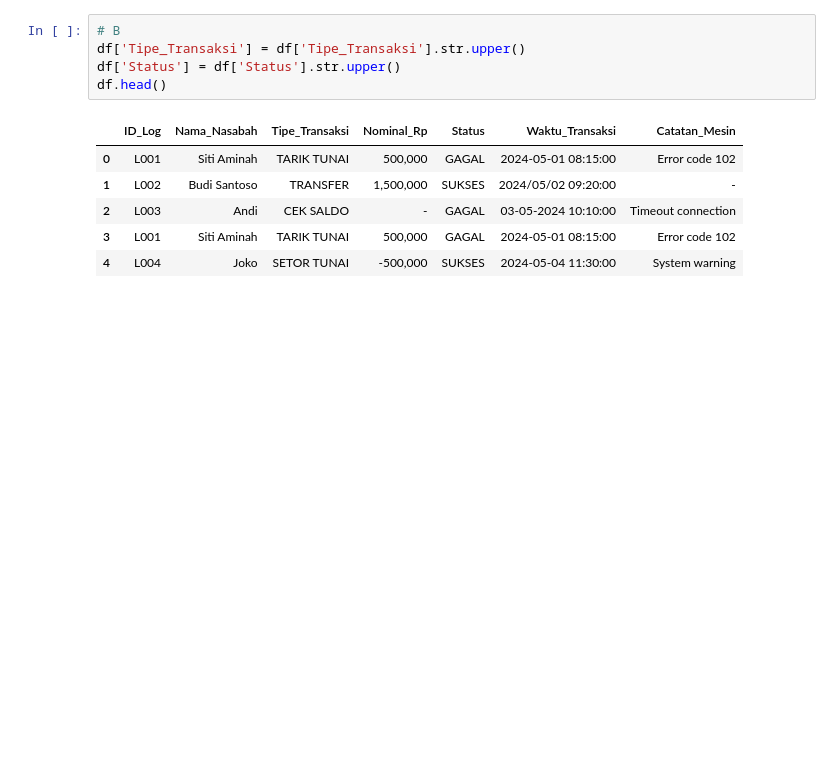
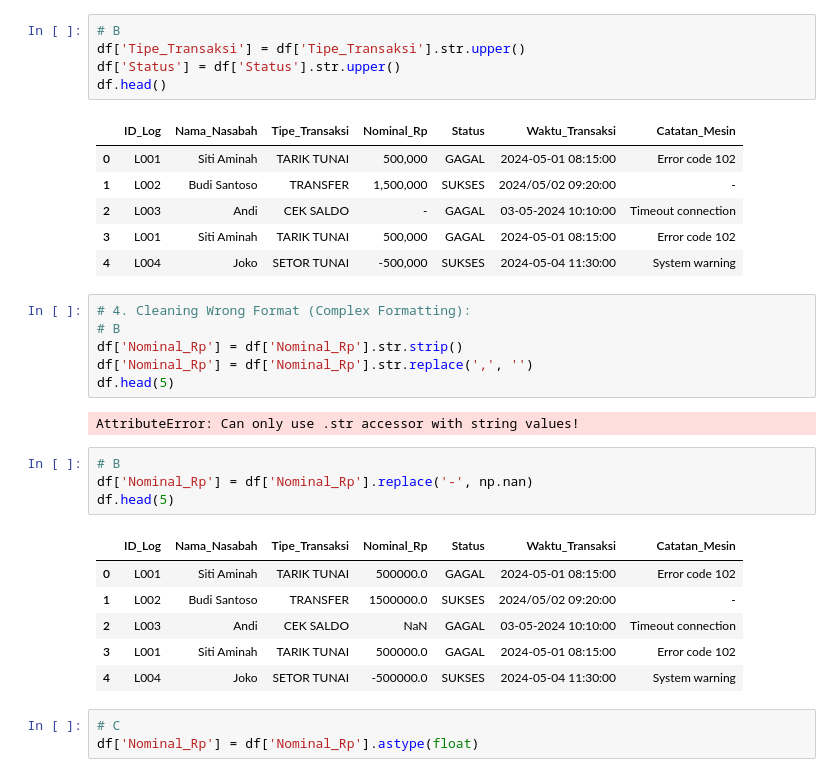
Before and after one commit to rottiiibakarr/Latihan_Data_Analyst, a Jupyter notebook: latihan_soal1.12expert.ipynb, the cells around one changed output. Drawn from its saved outputs; the diff is of its cells as text; blank space fills up the shorter version.

Commit message:
Menambahkan jawaban tugas 4 Cleaning Wrong Format (Complex Formatting)

```diff
--- a/latihan_soal1.12expert.ipynb
+++ b/latihan_soal1.12expert.ipynb
@@ -85,3 +86,25 @@ df.head()
 | 2 | L003 | Andi | CEK SALDO | - | GAGAL | 03-05-2024 10:10:00 | Timeout connection |
 | 3 | L001 | Siti Aminah | TARIK TUNAI | 500,000 | GAGAL | 2024-05-01 08:15:00 | Error code 102 |
 | 4 | L004 | Joko | SETOR TUNAI | -500,000 | SUKSES | 2024-05-04 11:30:00 | System warning |
+# %%
+# 4. Cleaning Wrong Format (Complex Formatting):
+# B
+df['Nominal_Rp'] = df['Nominal_Rp'].str.strip()
+df['Nominal_Rp'] = df['Nominal_Rp'].str.replace(',', '')
+df.head(5)
+# %% [output]
+AttributeError: Can only use .str accessor with string values!
+# %%
+# B
+df['Nominal_Rp'] = df['Nominal_Rp'].replace('-', np.nan)
+df.head(5)
+# %% [output]
+|  | ID_Log | Nama_Nasabah | Tipe_Transaksi | Nominal_Rp | Status | Waktu_Transaksi | Catatan_Mesin |
+| 0 | L001 | Siti Aminah | TARIK TUNAI | 500000.0 | GAGAL | 2024-05-01 08:15:00 | Error code 102 |
+| 1 | L002 | Budi Santoso | TRANSFER | 1500000.0 | SUKSES | 2024/05/02 09:20:00 | - |
+| 2 | L003 | Andi | CEK SALDO | NaN | GAGAL | 03-05-2024 10:10:00 | Timeout connection |
+| 3 | L001 | Siti Aminah | TARIK TUNAI | 500000.0 | GAGAL | 2024-05-01 08:15:00 | Error code 102 |
+| 4 | L004 | Joko | SETOR TUNAI | -500000.0 | SUKSES | 2024-05-04 11:30:00 | System warning |
+# %%
+# C
+df['Nominal_Rp'] = df['Nominal_Rp'].astype(float)
```
Also changed, not shown: parts of 1 cell of this notebook.
